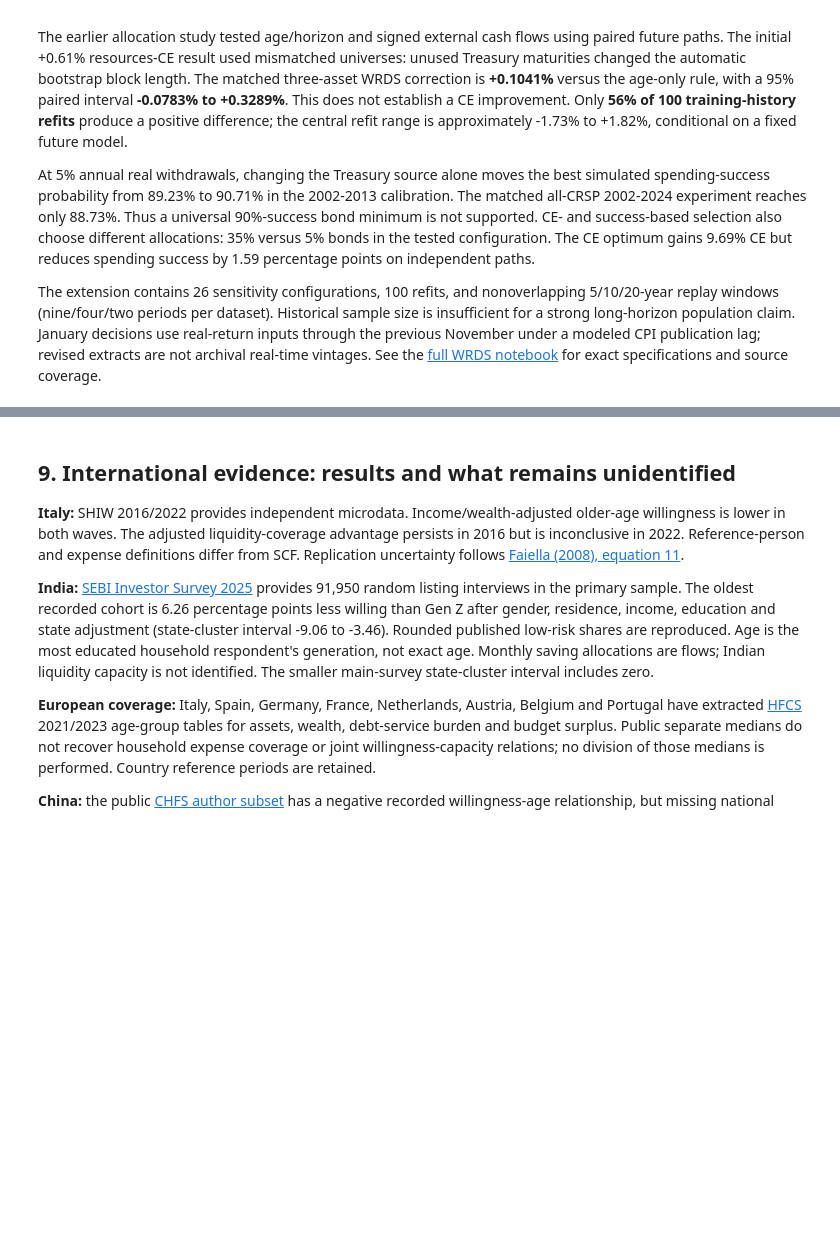
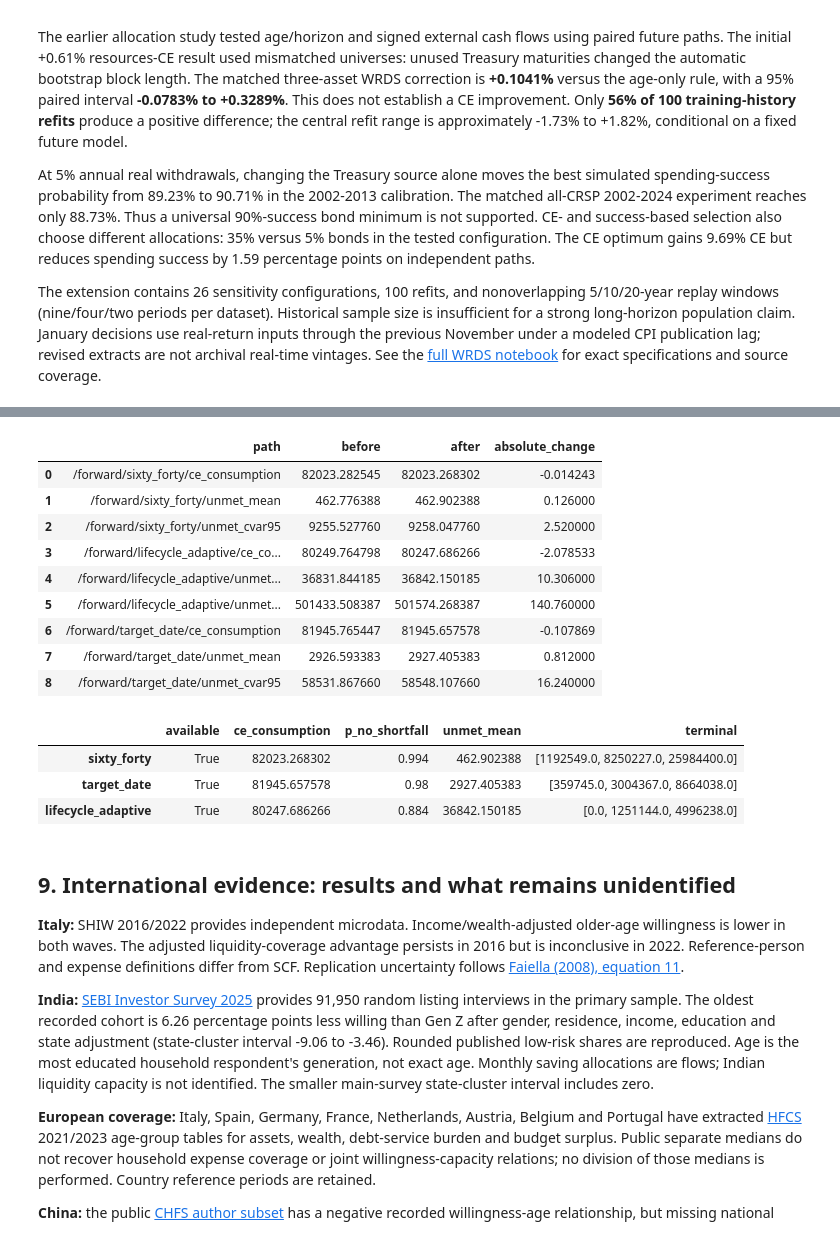
Before and after one commit to Yikai-Li/FI-Acc-Dec-Wedmont, a Jupyter notebook: research/integrated_handoff_2026_11_20/integrated_research.ipynb, the cells around one changed output, grey strips where cells are left out. Cells and saved outputs as stored; diff of their text form; code cells hidden in the pictures; blank space fills up the shorter version.

Commit message:
Complete legacy replay impact audit and international reproduction

```diff
--- a/research/integrated_handoff_2026_11_20/integrated_research.ipynb
+++ b/research/integrated_handoff_2026_11_20/integrated_research.ipynb
@@ -417,3 +423,22 @@ display(frontier[frontier.withdrawal_rate.eq(.05)])
+# %%
+replay_audit=json.loads((HERE/'engine24_historical_replay_audit.json').read_text())
+display(pd.DataFrame(replay_audit['differences']))
+display(pd.DataFrame(replay_audit['forward_summary']).T)
+# %% [output]
+|  | path | before | after | absolute_change |
+| 0 | /forward/sixty_forty/ce_consumption | 82023.282545 | 82023.268302 | -0.014243 |
+| 1 | /forward/sixty_forty/unmet_mean | 462.776388 | 462.902388 | 0.126000 |
+| 2 | /forward/sixty_forty/unmet_cvar95 | 9255.527760 | 9258.047760 | 2.520000 |
+| 3 | /forward/lifecycle_adaptive/ce_co... | 80249.764798 | 80247.686266 | -2.078533 |
+| 4 | /forward/lifecycle_adaptive/unmet... | 36831.844185 | 36842.150185 | 10.306000 |
+| 5 | /forward/lifecycle_adaptive/unmet... | 501433.508387 | 501574.268387 | 140.760000 |
+| 6 | /forward/target_date/ce_consumption | 81945.765447 | 81945.657578 | -0.107869 |
+| 7 | /forward/target_date/unmet_mean | 2926.593383 | 2927.405383 | 0.812000 |
+| 8 | /forward/target_date/unmet_cvar95 | 58531.867660 | 58548.107660 | 16.240000 |
+|  | available | ce_consumption | p_no_shortfall | unmet_mean | terminal |
+| sixty_forty | True | 82023.268302 | 0.994 | 462.902388 | [1192549.0, 8250227.0, 25984400.0] |
+| target_date | True | 81945.657578 | 0.98 | 2927.405383 | [359745.0, 3004367.0, 8664038.0] |
+| lifecycle_adaptive | True | 80247.686266 | 0.884 | 36842.150185 | [0.0, 1251144.0, 4996238.0] |
 # %% [markdown]
 ## 9. International evidence: results and what remains unidentified
 
```
Also changed, not shown: parts of 3 cells of this notebook, 42 other files.
